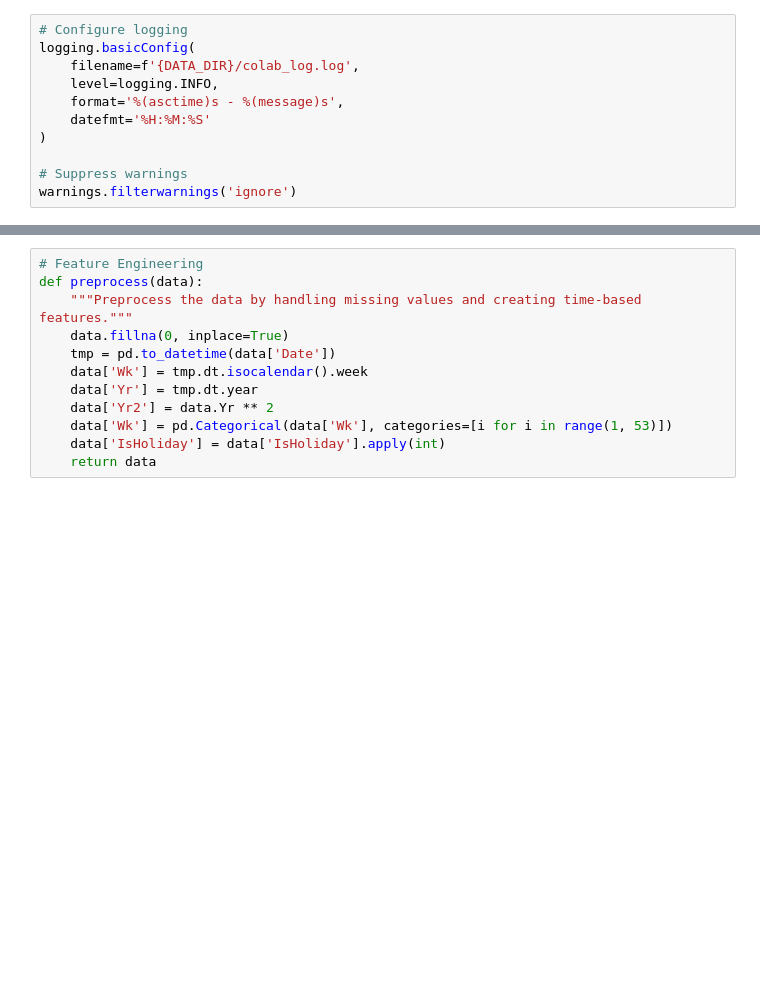
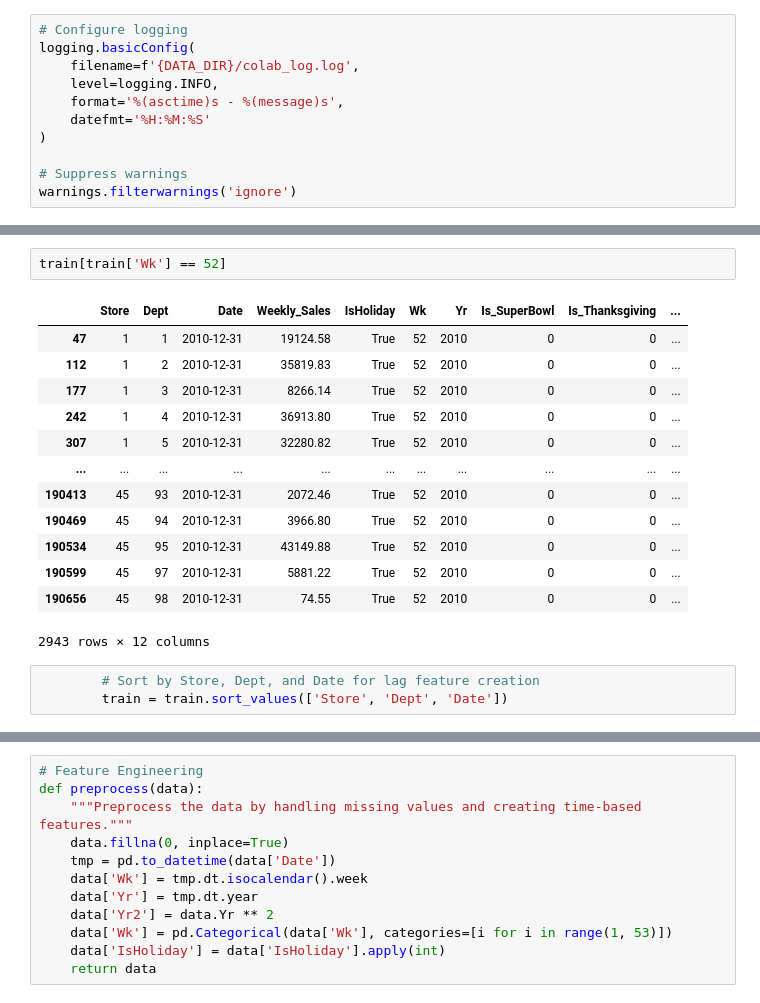
Before and after one commit to zelal-Eizaldeen/project2_Walmart_Price_Prediction, a Jupyter notebook: project2_version2.ipynb, the cells around one changed output, grey strips where cells are left out. Saved outputs shown, nothing was run; the diff lists cells and outputs as text; blank space fills up the shorter version.

```diff
--- a/project2_version2.ipynb
+++ b/project2_version2.ipynb
@@ -46,0 +76,19 @@ warnings.filterwarnings('ignore')
+# %%
+train[train['Wk'] == 52]
+# %% [output]
+|  | Store | Dept | Date | Weekly_Sales | IsHoliday | Wk | Yr | Is_SuperBowl | Is_Thanksgiving | ... |
+| 47 | 1 | 1 | 2010-12-31 | 19124.58 | True | 52 | 2010 | 0 | 0 | ... |
+| 112 | 1 | 2 | 2010-12-31 | 35819.83 | True | 52 | 2010 | 0 | 0 | ... |
+| 177 | 1 | 3 | 2010-12-31 | 8266.14 | True | 52 | 2010 | 0 | 0 | ... |
+| 242 | 1 | 4 | 2010-12-31 | 36913.80 | True | 52 | 2010 | 0 | 0 | ... |
+| 307 | 1 | 5 | 2010-12-31 | 32280.82 | True | 52 | 2010 | 0 | 0 | ... |
+| ... | ... | ... | ... | ... | ... | ... | ... | ... | ... | ... |
+| 190413 | 45 | 93 | 2010-12-31 | 2072.46 | True | 52 | 2010 | 0 | 0 | ... |
+| 190469 | 45 | 94 | 2010-12-31 | 3966.80 | True | 52 | 2010 | 0 | 0 | ... |
+| 190534 | 45 | 95 | 2010-12-31 | 43149.88 | True | 52 | 2010 | 0 | 0 | ... |
+| 190599 | 45 | 97 | 2010-12-31 | 5881.22 | True | 52 | 2010 | 0 | 0 | ... |
+| 190656 | 45 | 98 | 2010-12-31 | 74.55 | True | 52 | 2010 | 0 | 0 | ... |
+2943 rows × 12 columns
+# %%
+        # Sort by Store, Dept, and Date for lag feature creation
+        train = train.sort_values(['Store', 'Dept', 'Date'])
```
Also changed, not shown: parts of 38 cells of this notebook.
